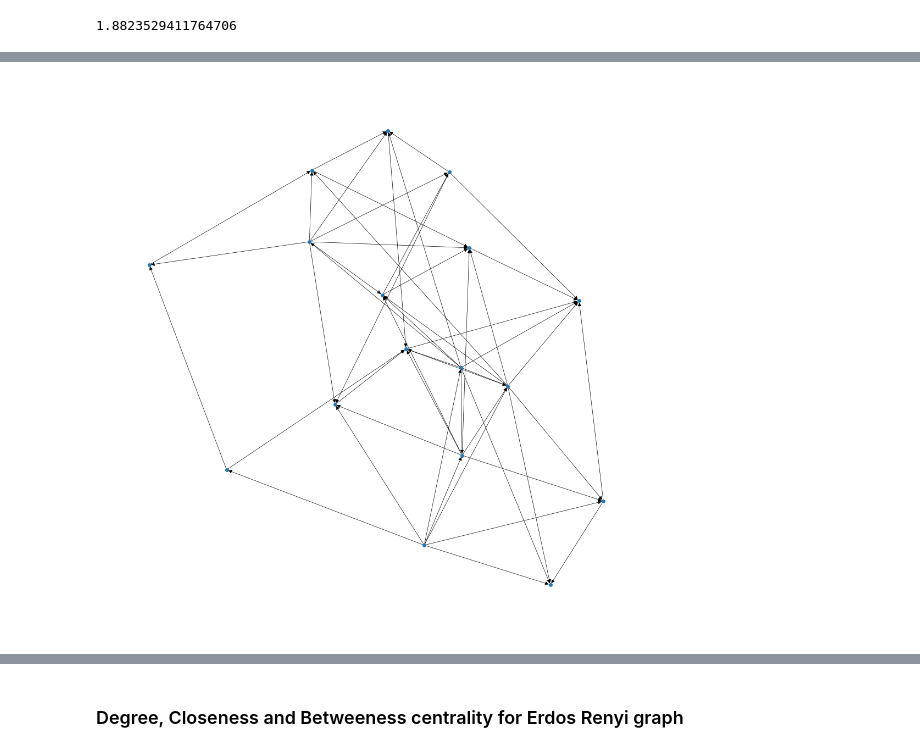
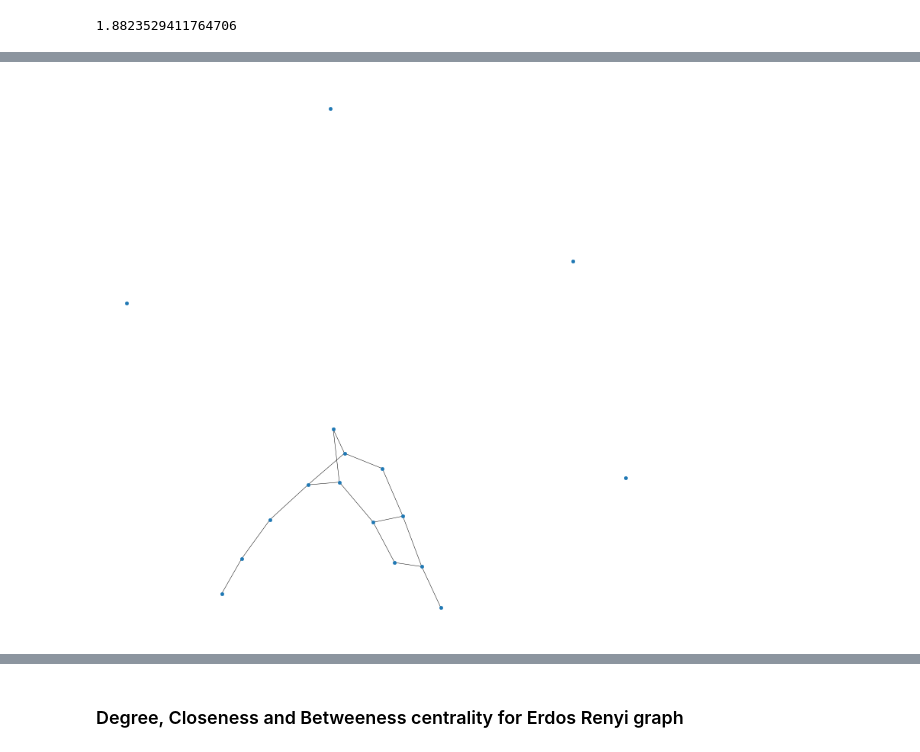
Before and after one commit to SanjanaHukkeri/NAM_Group, a Jupyter notebook: Davinci_SNA.ipynb, the cells around one changed output, grey strips where cells are left out. Saved outputs shown, nothing was run; the diff lists cells and outputs as text; code cells hidden in the pictures.

```diff
--- a/Davinci_SNA.ipynb
+++ b/Davinci_SNA.ipynb
@@ -584,12 +597,12 @@ plt.show()
 # %%
 #Make random graph
-G3 = nx.gnp_random_graph(no_nodes,0.34)
+G2 = nx.gnp_random_graph(no_nodes,0.1)
 #assuming probability for node creation 0.1
 fig = plt.figure(figsize =(10 ,10))
-nx.draw(G3, with_labels = False, node_size = 20, linewidths = 0.5, width = 0.5, arrows=True)
+nx.draw(G2, with_labels = False, node_size = 20, linewidths = 0.5, width = 0.5, arrows=True)
 plt.show()
 # %% [output]
-[figure, old version]
+[figure, new version]
 # %%
 neighbours=4
 H = nx.barabasi_albert_graph(no_nodes,neighbours)
```
Also changed, not shown: parts of 59 cells of this notebook.
